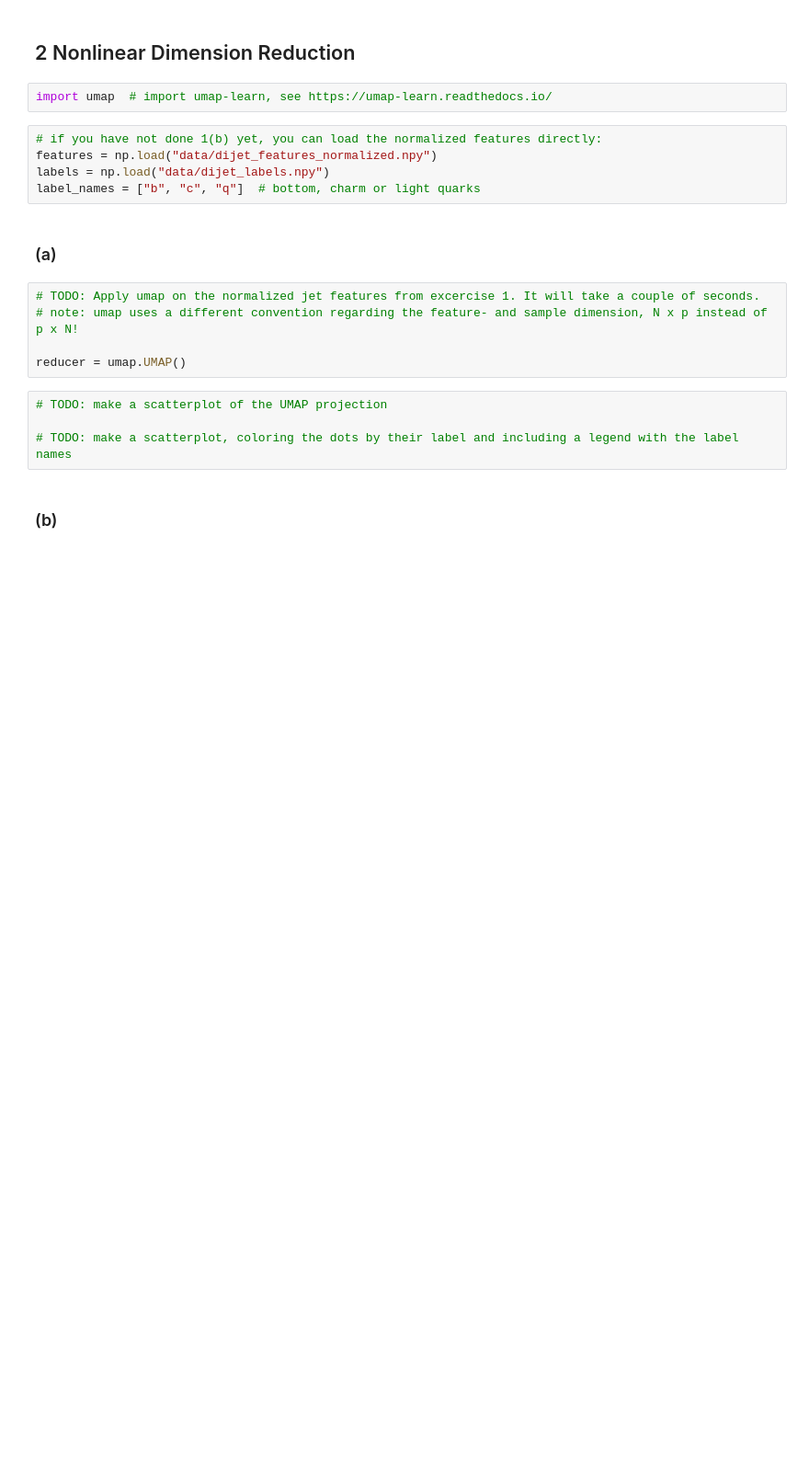
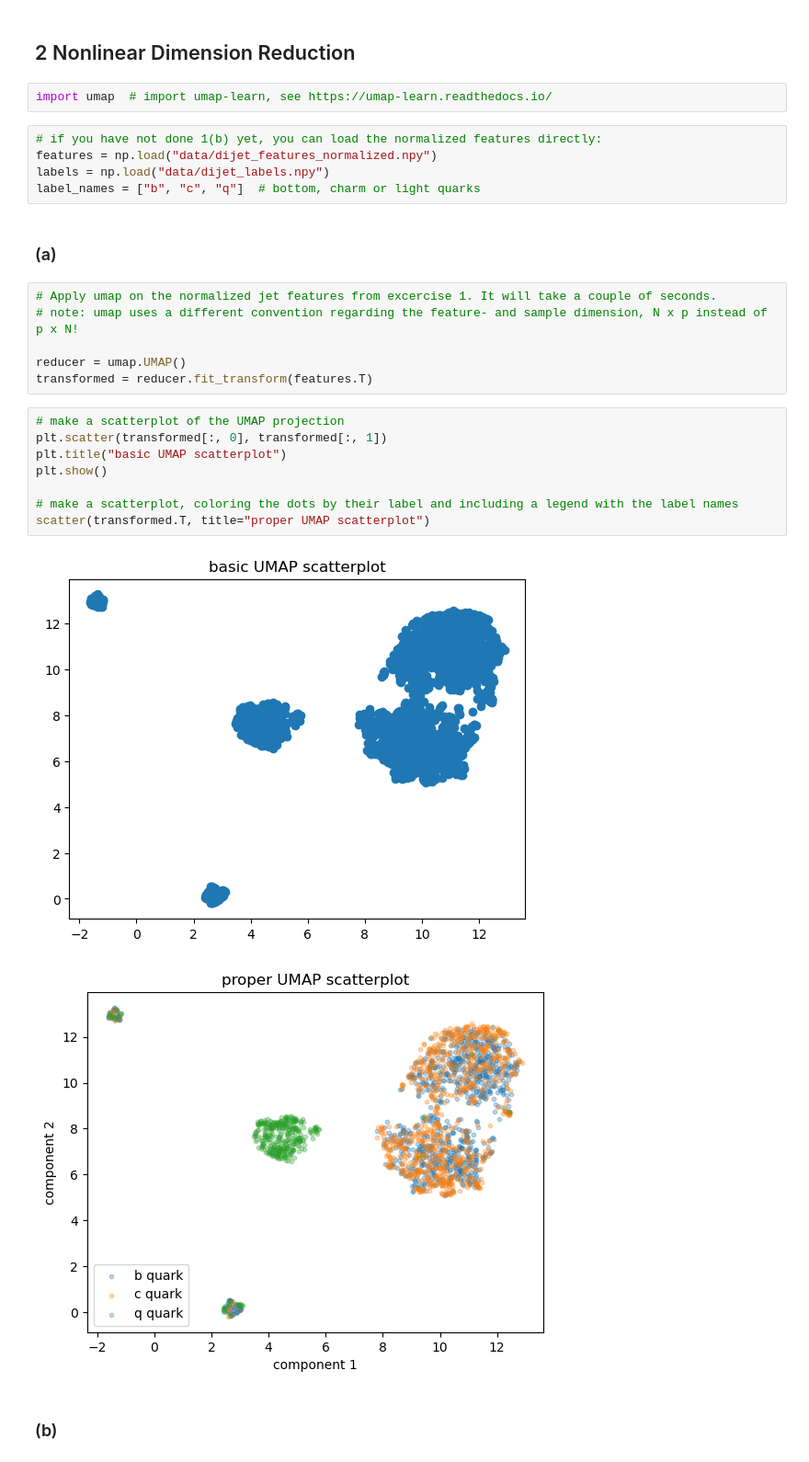
Before and after one commit to anuramat/uhd-mlph, a Jupyter notebook: sheet01/sheet01.ipynb, the cells around one changed output. Shown at 92% size. Drawn from its saved outputs; the diff is of its cells as text; blank space fills up the shorter version.

```diff
--- a/sheet01/sheet01.ipynb
+++ b/sheet01/sheet01.ipynb
@@ -161,14 +195,22 @@ label_names = ["b", "c", "q"]  # bottom, charm or light quarks
 # %% [markdown]
 ### (a)
 # %%
-# TODO: Apply umap on the normalized jet features from excercise 1. It will take a couple of seconds.
+# Apply umap on the normalized jet features from excercise 1. It will take a couple of seconds.
 # note: umap uses a different convention regarding the feature- and sample dimension, N x p instead of p x N!
 
 reducer = umap.UMAP()
+transformed = reducer.fit_transform(features.T)
 # %%
-# TODO: make a scatterplot of the UMAP projection
+# make a scatterplot of the UMAP projection
+plt.scatter(transformed[:, 0], transformed[:, 1])
+plt.title("basic UMAP scatterplot")
+plt.show()
 
-# TODO: make a scatterplot, coloring the dots by their label and including a legend with the label names
+# make a scatterplot, coloring the dots by their label and including a legend with the label names
+scatter(transformed.T, title="proper UMAP scatterplot")
+# %% [output]
+[figure, added]
+[figure, added]
 # %% [markdown]
 ### (b)
 # %%
```
Also changed, not shown: parts of 8 cells of this notebook, 1 other file.
